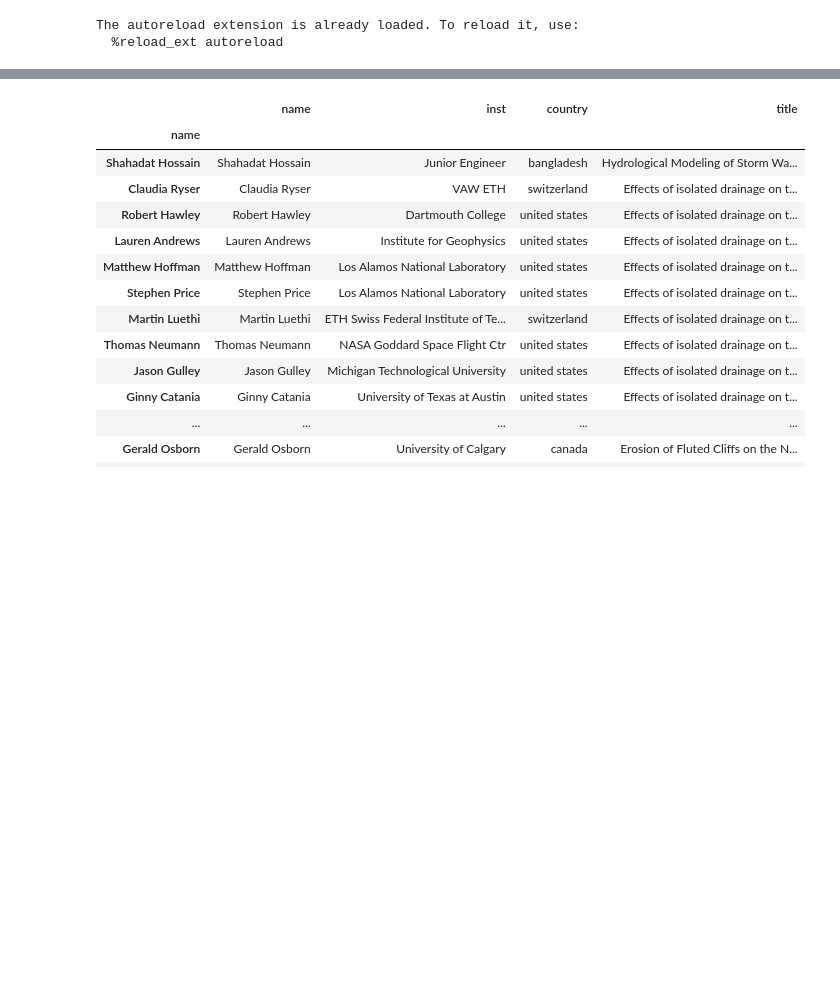
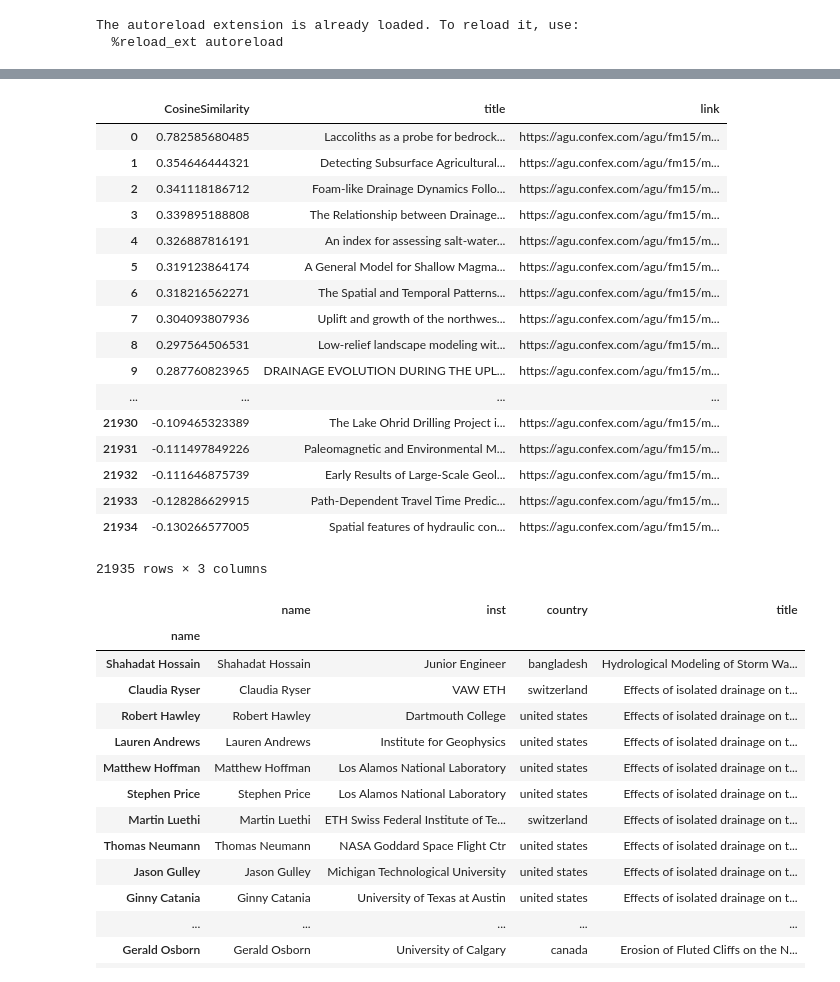
Before and after one commit to cthorey/geocolab, a Jupyter notebook: notebooks/exploratory/test.ipynb, the cells around one changed output, grey strips where cells are left out. Cells and saved outputs as stored; diff of their text form; code cells hidden in the pictures; blank space fills up the shorter version.

```diff
--- a/notebooks/exploratory/test.ipynb
+++ b/notebooks/exploratory/test.ipynb
@@ -25,3 +111,24 @@ recom = RecomendationSystem(path_model)
+# %%
+df
+# %% [output]
+|  | CosineSimilarity | title | link |
+| 0 | 0.782585680485 | Laccoliths as a probe for bedrock... | https://agu.confex.com/agu/fm15/m... |
+| 1 | 0.354646444321 | Detecting Subsurface Agricultural... | https://agu.confex.com/agu/fm15/m... |
+| 2 | 0.341118186712 | Foam-like Drainage Dynamics Follo... | https://agu.confex.com/agu/fm15/m... |
+| 3 | 0.339895188808 | The Relationship between Drainage... | https://agu.confex.com/agu/fm15/m... |
+| 4 | 0.326887816191 | An index for assessing salt-water... | https://agu.confex.com/agu/fm15/m... |
+| 5 | 0.319123864174 | A General Model for Shallow Magma... | https://agu.confex.com/agu/fm15/m... |
+| 6 | 0.318216562271 | The Spatial and Temporal Patterns... | https://agu.confex.com/agu/fm15/m... |
+| 7 | 0.304093807936 | Uplift and growth of the northwes... | https://agu.confex.com/agu/fm15/m... |
+| 8 | 0.297564506531 | Low-relief landscape modeling wit... | https://agu.confex.com/agu/fm15/m... |
+| 9 | 0.287760823965 | DRAINAGE EVOLUTION DURING THE UPL... | https://agu.confex.com/agu/fm15/m... |
+| ... | ... | ... | ... |
+| 21930 | -0.109465323389 | The Lake Ohrid Drilling Project i... | https://agu.confex.com/agu/fm15/m... |
+| 21931 | -0.111497849226 | Paleomagnetic and Environmental M... | https://agu.confex.com/agu/fm15/m... |
+| 21932 | -0.111646875739 | Early Results of Large-Scale Geol... | https://agu.confex.com/agu/fm15/m... |
+| 21933 | -0.128286629915 | Path-Dependent Travel Time Predic... | https://agu.confex.com/agu/fm15/m... |
+| 21934 | -0.130266577005 | Spatial features of hydraulic con... | https://agu.confex.com/agu/fm15/m... |
+21935 rows × 3 columns
 # %%
 colla
 # %% [output]
```
Also changed, not shown: parts of 8 cells of this notebook, 7 other files.
